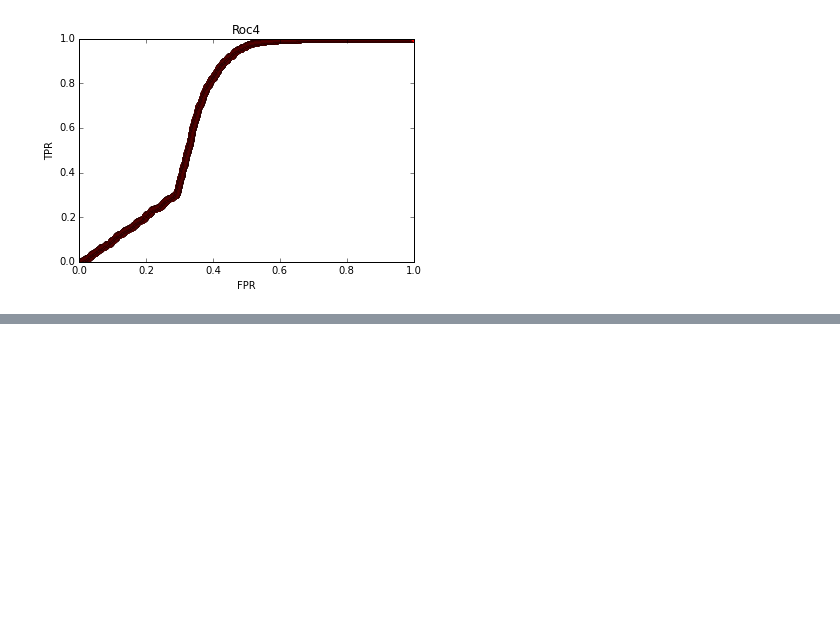
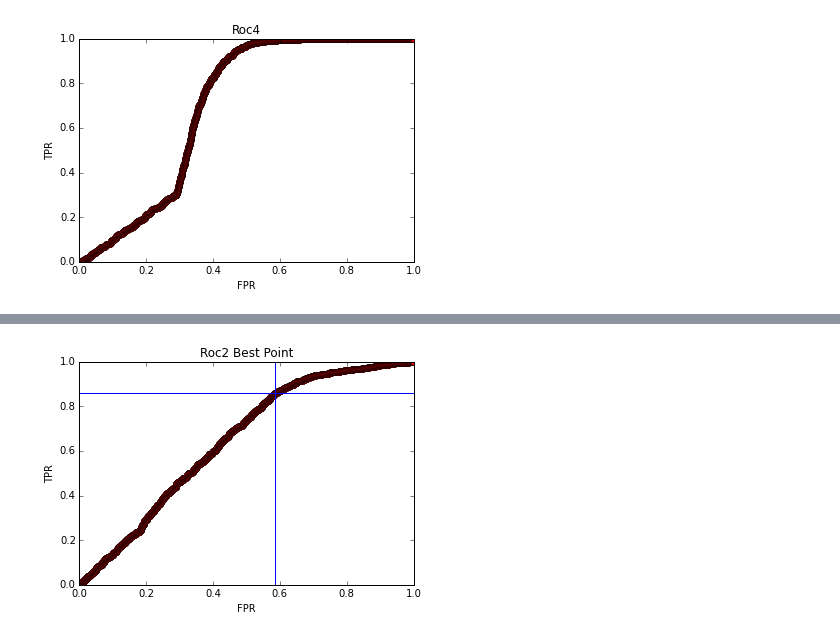
Before and after one commit to aqeel13932/DM, a Jupyter notebook: HW09/roc_data/Q2.ipynb, the cells around one changed output, grey strips where cells are left out. Cells and saved outputs as stored; diff of their text form; code cells hidden in the pictures; blank space fills up the shorter version.

```diff
--- a/HW09/roc_data/Q2.ipynb
+++ b/HW09/roc_data/Q2.ipynb
@@ -134,0 +189,12 @@ FindK(
+# %%
+plt.figure('roc2_best.jpg')
+plt.plot([x[1] for x in roc2cm],[x[0] for x in roc2cm], 'ro')
+plt.ylabel('TPR')
+plt.xlabel('FPR')
+plt.title('Roc2 Best Point')
+plt.axvline(x=roc2cm[roc2best][1])
+plt.axhline(y=roc2cm[roc2best][0])
+#plt.show()
+plt.savefig('roc2_best.jpg')
+# %% [output]
+[figure, added]
```
Also changed, not shown: parts of 13 cells of this notebook, 11 other files.
